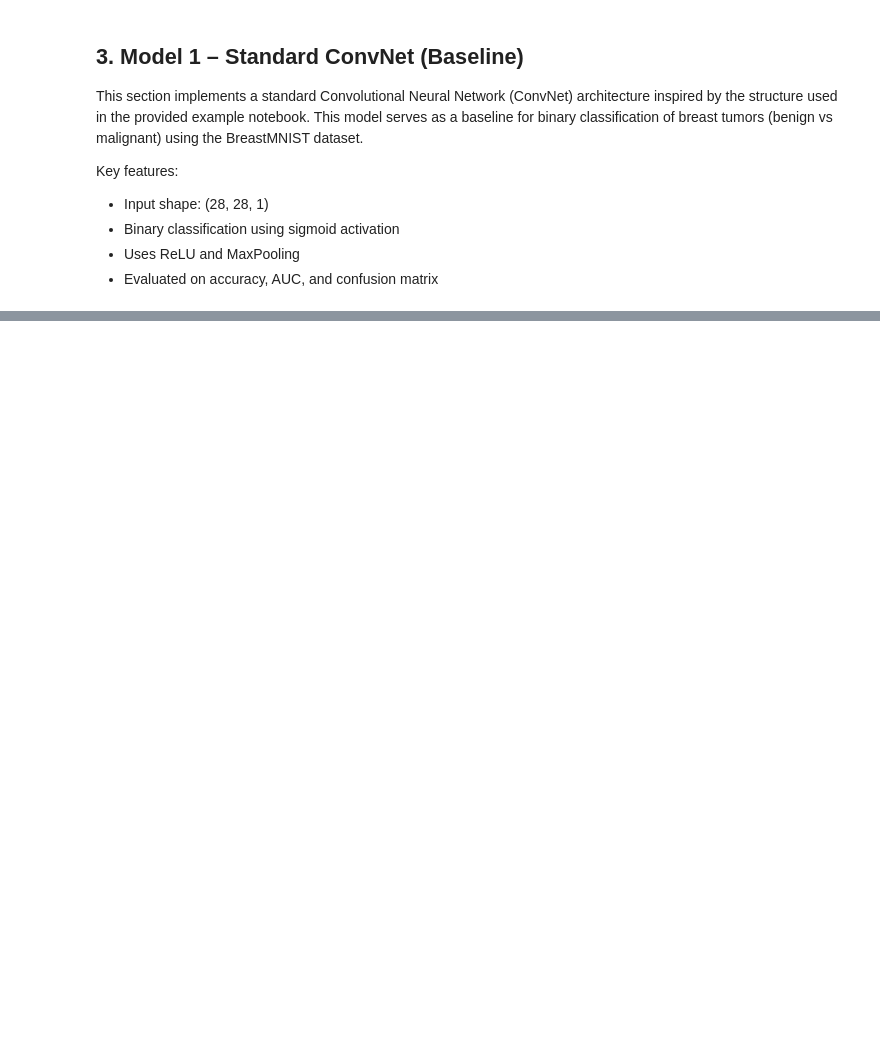
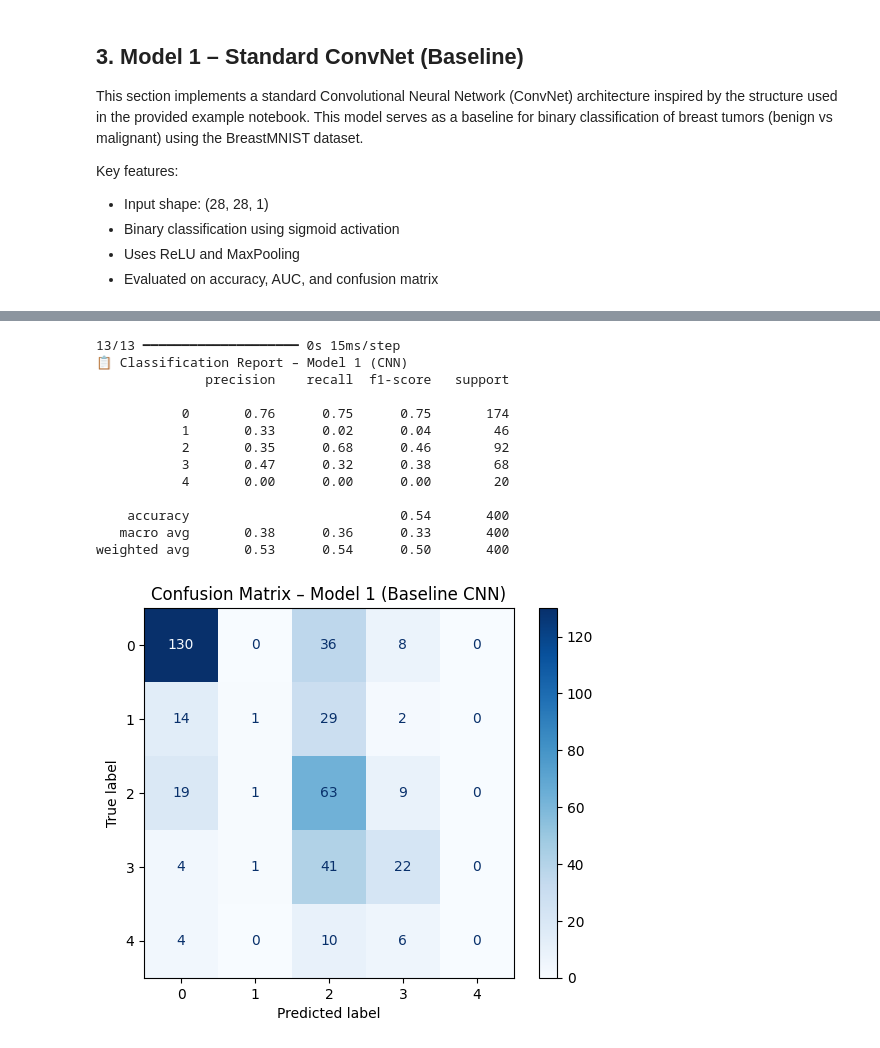
Before and after one commit to S-276/AC_50001, a Jupyter notebook: AC50001_RetinaMNIST.ipynb, the cells around one changed output, grey strips where cells are left out. Cells and saved outputs as stored; diff of their text form; code cells hidden in the pictures; blank space fills up the shorter version.

```diff
--- a/AC50001_RetinaMNIST.ipynb
+++ b/AC50001_RetinaMNIST.ipynb
@@ -290,0 +319,31 @@ plot_history(history1, title='Model 1 (ConvNet)')
+# %%
+# Predict on test set
+y_pred_probs1 = model1.predict(X_test)
+y_pred_classes1 = y_pred_probs1.argmax(axis=1)
+y_true_classes1 = y_test.argmax(axis=1)
+
+# Classification report
+print("📋 Classification Report – Model 1 (CNN)")
+print(classification_report(y_true_classes1, y_pred_classes1))
+
+# Confusion matrix
+cm1 = confusion_matrix(y_true_classes1, y_pred_classes1)
+disp1 = ConfusionMatrixDisplay(confusion_matrix=cm1)
+disp1.plot(cmap='Blues')
+plt.title("Confusion Matrix – Model 1 (Baseline CNN)")
+plt.show()
+# %% [output]
+13/13 ━━━━━━━━━━━━━━━━━━━━ 0s 15ms/step
+📋 Classification Report – Model 1 (CNN)
+              precision    recall  f1-score   support
+
+           0       0.76      0.75      0.75       174
+           1       0.33      0.02      0.04        46
+           2       0.35      0.68      0.46        92
+           3       0.47      0.32      0.38        68
+           4       0.00      0.00      0.00        20
+
+    accuracy                           0.54       400
+   macro avg       0.38      0.36      0.33       400
+weighted avg       0.53      0.54      0.50       400
+[figure, added]
```
Also changed, not shown: parts of 44 cells of this notebook.
